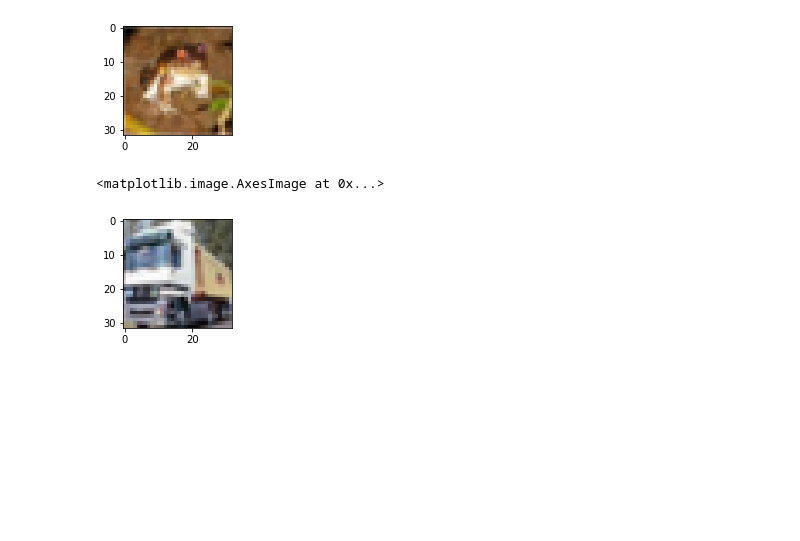
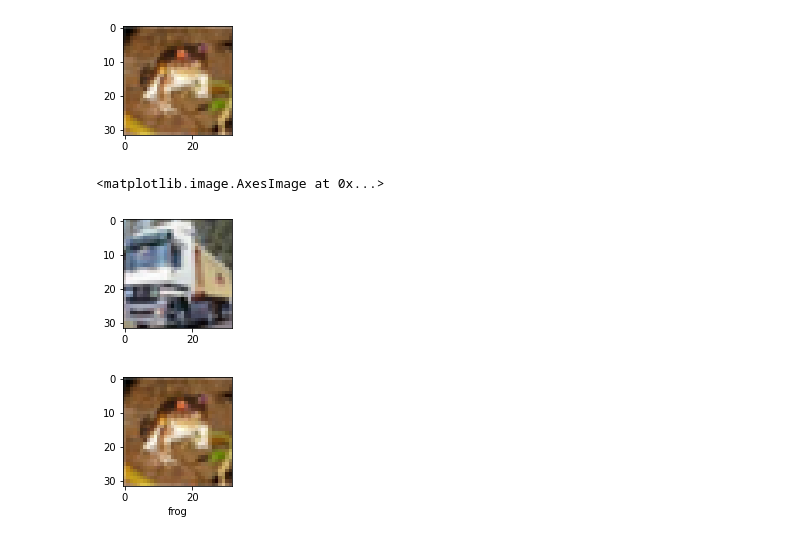
Before and after one commit to Milind-cod3-base/Cifar10_CNN, a Jupyter notebook: CNN_cifar10.ipynb, the cells around one changed output. Saved outputs shown, nothing was run; the diff lists cells and outputs as text; code cells hidden in the pictures; blank space fills up the shorter version.

Commit message:
training set and labels checked

```diff
--- a/CNN_cifar10.ipynb
+++ b/CNN_cifar10.ipynb
@@ -22,0 +31,5 @@ X_test.shape
+# %%
+y_train = y_train.reshape(-1,)
+
+#lost one dimension, 2d became 1d
+y_train[:5]
@@ -55,3 +70,18 @@ plt.imshow(X_train[1])
 # %% [output]
 <matplotlib.image.AxesImage at 0x...>
 [figure]
+# %%
+classes = ["airplane","automobile","bird","cat","deer","dog","frog","horse","ship","truck"]
+# %%
+#now for convenience I am going to define a function
+
+def plot_sample(X, y, index):
+  plt.figure(figsize= (15,2))
+  plt.imshow(X[index])
+  plt.xlabel(classes[y[index]])     #I need to print the lable also. But as on the site, we have numbers as labels.
+# %%
+plot_sample(X_train, y_train, 0)
+
+#works perfectly, gives the correct label
+# %% [output]
+[figure, added]
```
Also changed, not shown: parts of 4 cells of this notebook.
